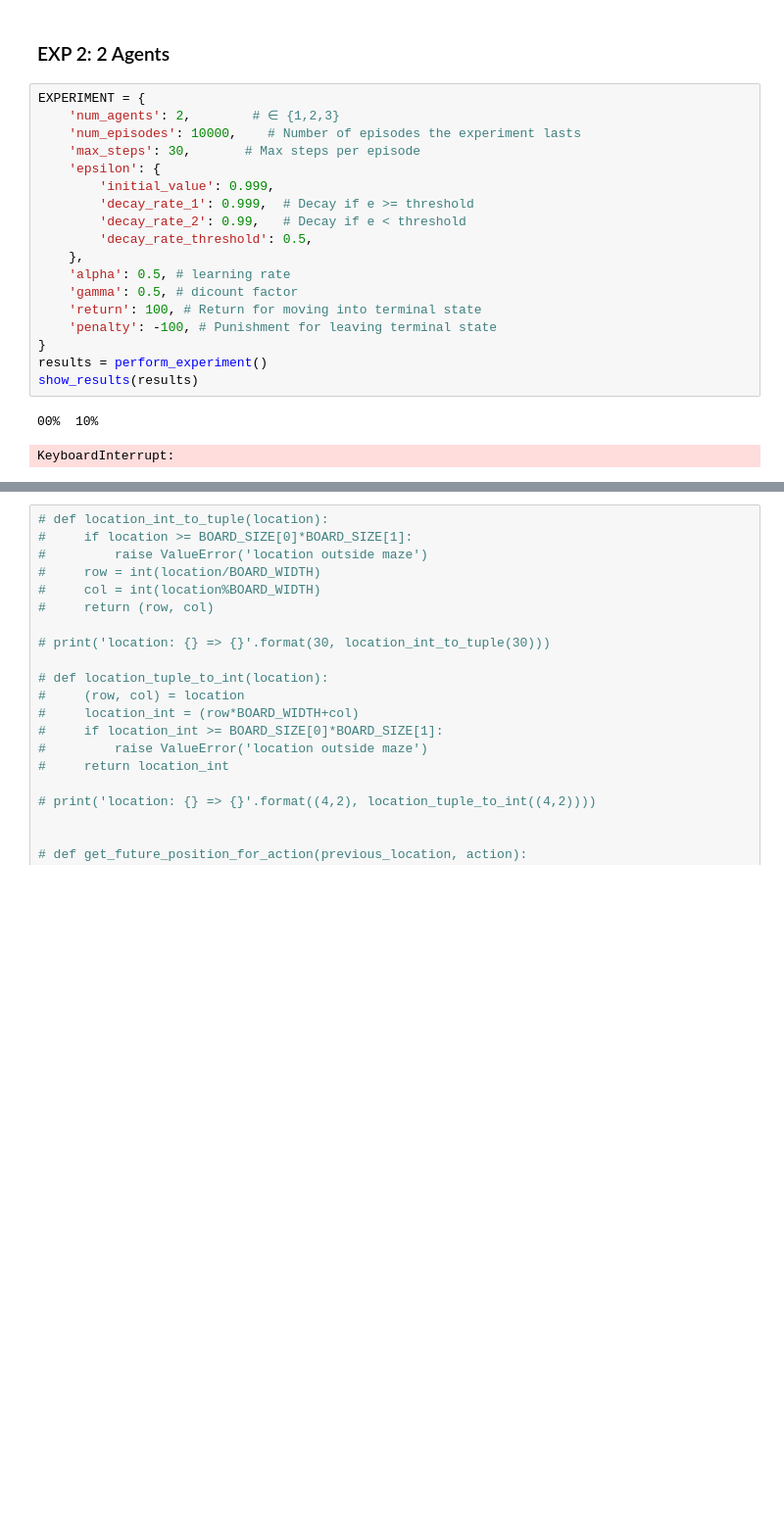
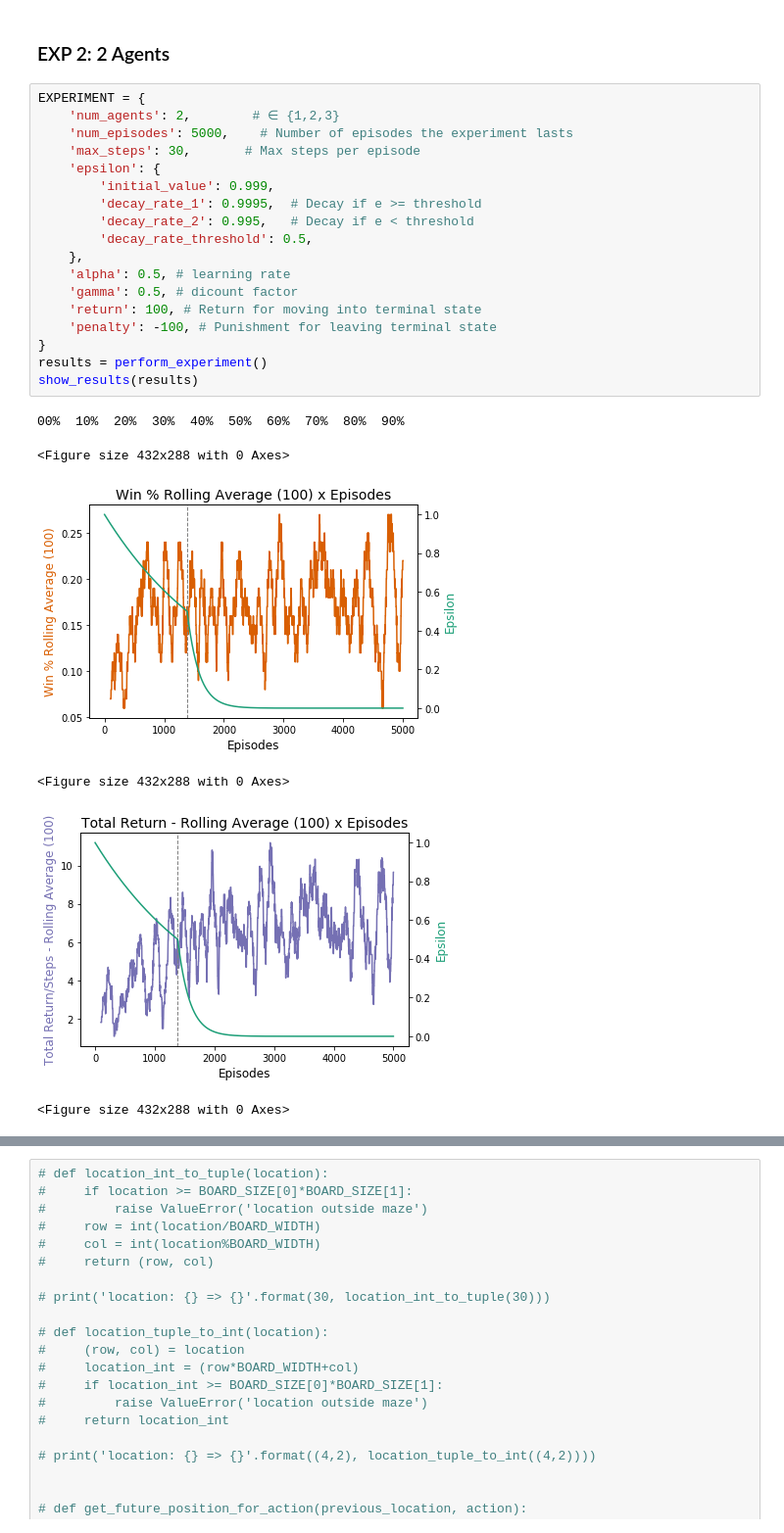
Before and after one commit to melloflavio/2019-SoftwareAgents-CW, a Jupyter notebook: Coursework.ipynb, the cells around one changed output, grey strips where cells are left out. Shown at 98% size. Drawn from its saved outputs; the diff is of its cells as text; blank space fills up the shorter version.

```diff
--- a/Coursework.ipynb
+++ b/Coursework.ipynb
@@ -560,21 +597,25 @@ show_results(results)
 # %%
 EXPERIMENT = {
     'num_agents': 2,        # ∈ {1,2,3}
-    'num_episodes': 10000,    # Number of episodes the experiment lasts
+    'num_episodes': 5000,    # Number of episodes the experiment lasts
     'max_steps': 30,       # Max steps per episode
     'epsilon': {
         'initial_value': 0.999,
-        'decay_rate_1': 0.999,  # Decay if e >= threshold
-        'decay_rate_2': 0.99,   # Decay if e < threshold
+        'decay_rate_1': 0.9995,  # Decay if e >= threshold
+        'decay_rate_2': 0.995,   # Decay if e < threshold
         'decay_rate_threshold': 0.5,
     },
     'alpha': 0.5, # learning rate
     'gamma': 0.5, # dicount factor
     'return': 100, # Return for moving into terminal state
     'penalty': -100, # Punishment for leaving terminal state
 }
 results = perform_experiment()
 show_results(results)
 # %% [output]
-00%  10%
+00%  10%  20%  30%  40%  50%  60%  70%  80%  90%
-KeyboardInterrupt:
+<Figure size 432x288 with 0 Axes>
+[figure, added]
+<Figure size 432x288 with 0 Axes>
+[figure, added]
+<Figure size 432x288 with 0 Axes>
```
Also changed, not shown: parts of 8 cells of this notebook, 5 other files.
